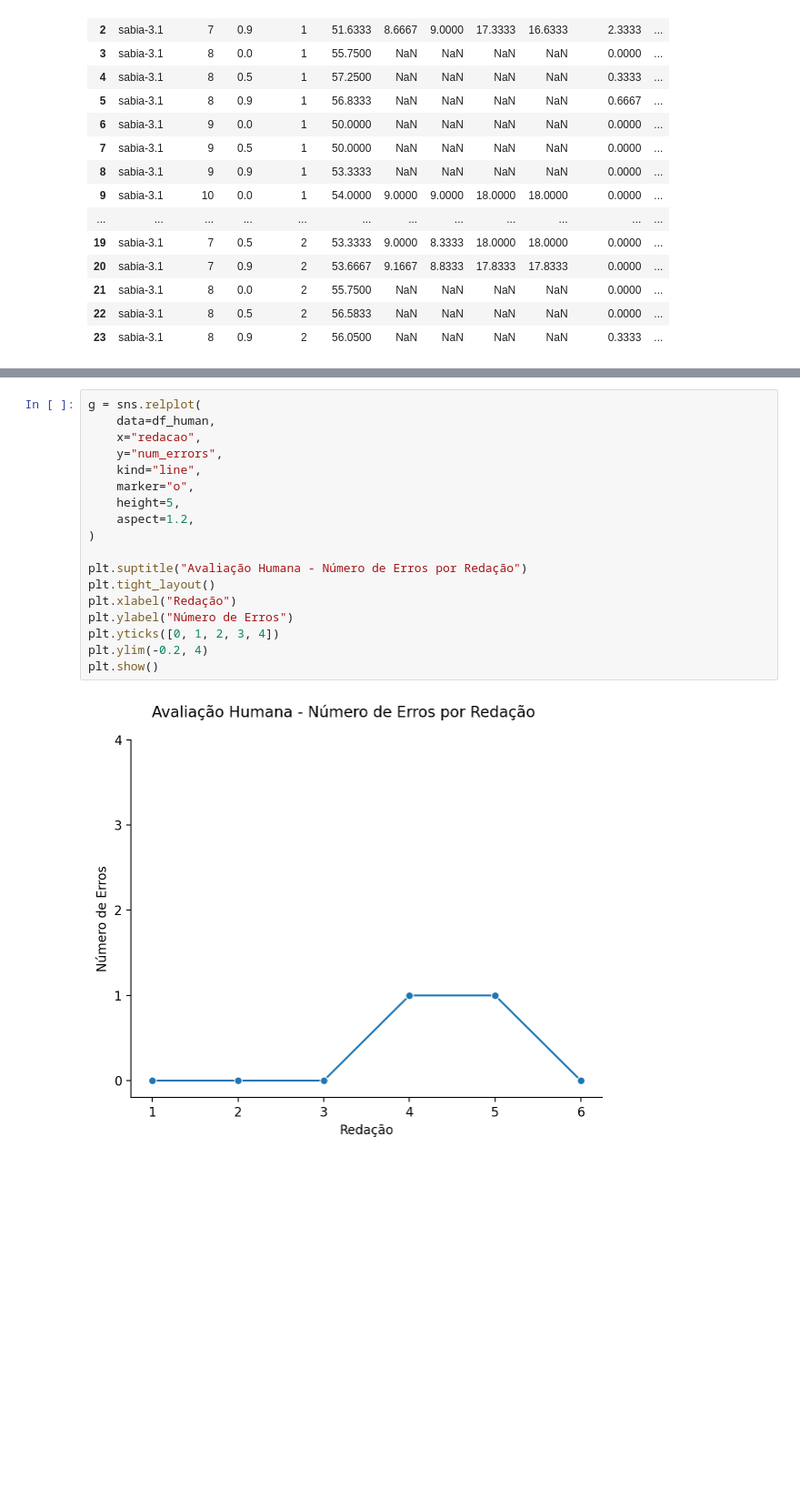
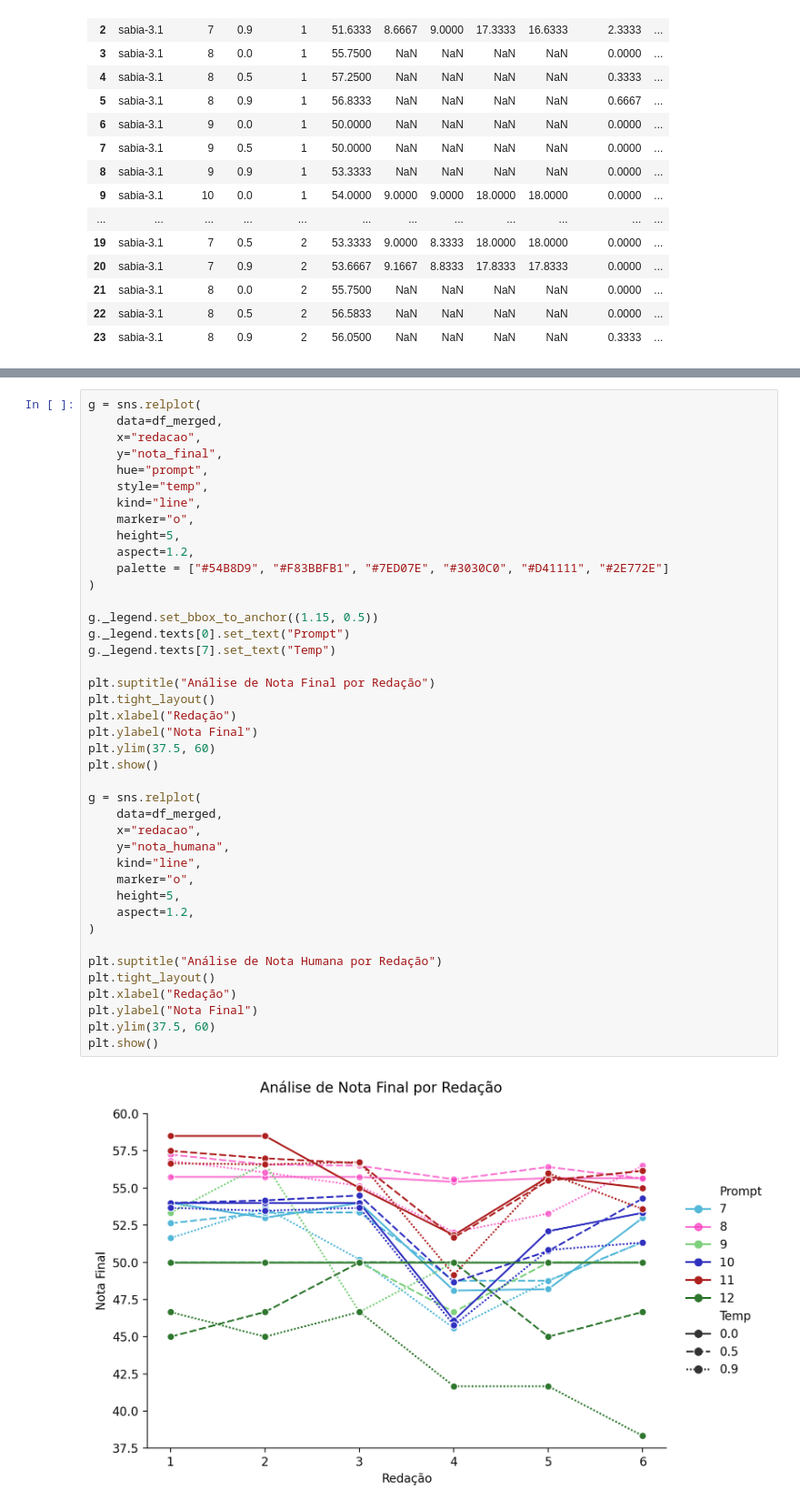
Before and after one commit to MeLLL-UFF/diplomatrixbr-eval, a Jupyter notebook: notebooks/analysis_sabia.ipynb, the cells around one changed output, grey strips where cells are left out. Shown at 91% size. Cells and saved outputs as stored; diff of their text form; blank space fills up the shorter version.

```diff
--- a/notebooks/analysis_sabia.ipynb
+++ b/notebooks/analysis_sabia.ipynb
@@ -174,20 +148,43 @@ plt.show()
-# %%
-g = sns.relplot(
-    data=df_human,
-    x="redacao",
-    y="num_errors",
-    kind="line",
-    marker="o",
-    height=5,
-    aspect=1.2,
-)
-
-plt.suptitle("Avaliação Humana - Número de Erros por Redação")
-plt.tight_layout()
-plt.xlabel("Redação")
-plt.ylabel("Número de Erros")
-plt.yticks([0, 1, 2, 3, 4])
-plt.ylim(-0.2, 4)
-plt.show()
-# %% [output]
-[figure, removed]
+# %%
+g = sns.relplot(
+    data=df_merged,
+    x="redacao",
+    y="nota_final",
+    hue="prompt",
+    style="temp",
+    kind="line",
+    marker="o",
+    height=5,
+    aspect=1.2,
+    palette = ["#54B8D9", "#F83BBFB1", "#7ED07E", "#3030C0", "#D41111", "#2E772E"]
+)
+
+g._legend.set_bbox_to_anchor((1.15, 0.5))
+g._legend.texts[0].set_text("Prompt")
+g._legend.texts[7].set_text("Temp")
+
+plt.suptitle("Análise de Nota Final por Redação")
+plt.tight_layout()
+plt.xlabel("Redação")
+plt.ylabel("Nota Final")
+plt.ylim(37.5, 60)
+plt.show()
+
+g = sns.relplot(
+    data=df_merged,
+    x="redacao",
+    y="nota_humana",
+    kind="line",
+    marker="o",
+    height=5,
+    aspect=1.2,
+)
+
+plt.suptitle("Análise de Nota Humana por Redação")
+plt.tight_layout()
+plt.xlabel("Redação")
+plt.ylabel("Nota Final")
+plt.ylim(37.5, 60)
+plt.show()
+# %% [output]
+[figure, added]
```
Also changed, not shown: parts of 4 cells of this notebook.
